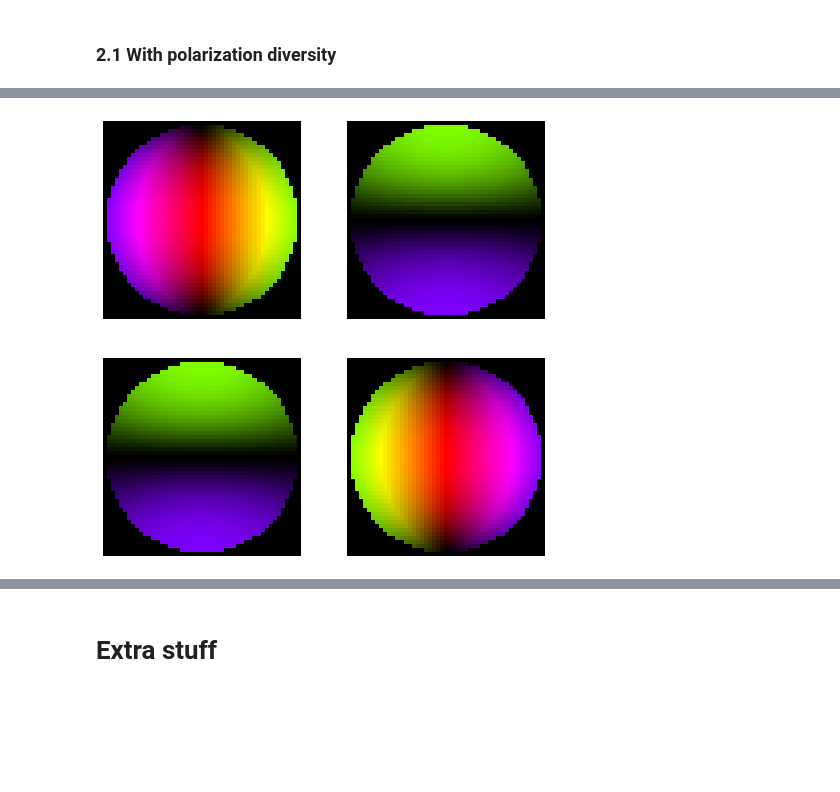
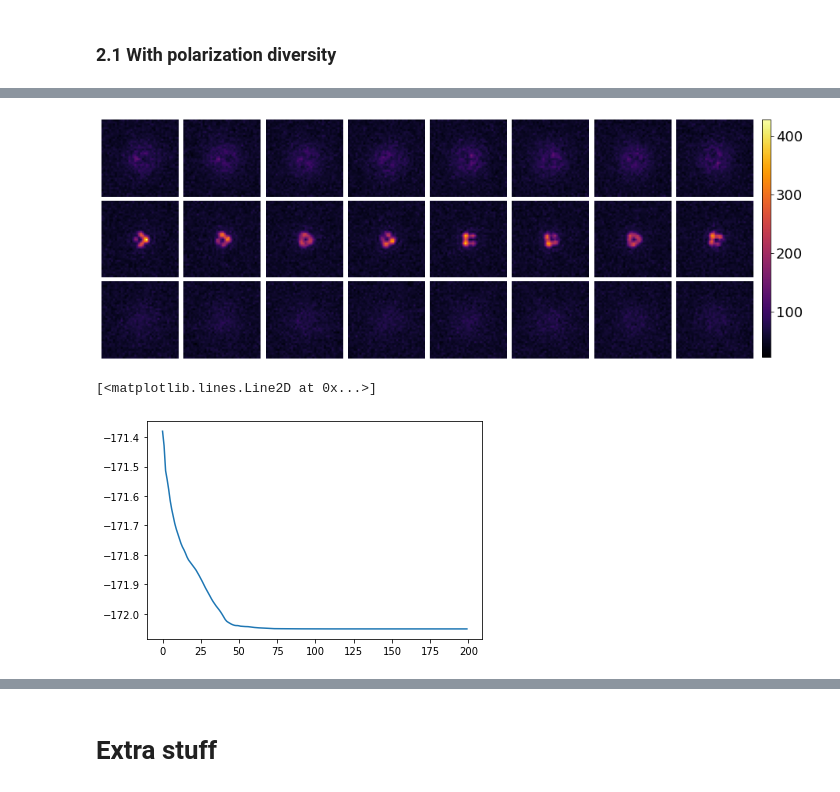
Before and after one commit to rodguti90/pyPSFstack, a Jupyter notebook: pytorch_tests.ipynb, the cells around one changed output, grey strips where cells are left out. Cells and saved outputs as stored; diff of their text form; code cells hidden in the pictures; blank space fills up the shorter version.

```diff
--- a/pytorch_tests.ipynb
+++ b/pytorch_tests.ipynb
@@ -226,17 +279,0 @@ seo.plot_pupil_field()
-# %%
-params['qplate'] = {}
-params['qplate']['q'] = 1/2
-params['seo'] = {}
-params['seo']['c'] = np.pi#1.24*np.pi
-
-src = DipoleInterfaceSource(**params['pupil'],**params['source'])
-# wdw = Qplate(**params['pupil'],**params['qplate'])
-wdw = SEO(**params['pupil'],**params['seo'])
-pupil_sequence = [src, wdw]
-zdiv = ZDiversity(**params['zdiversity'], **params['pupil'])
-qwp = PDiversity_QWP(angle_list)
-wollaston = PDiversity_LP(angle_list)
-pdiv = PDiversity_Compound([wollaston])
-# blurring = ExactBlurring(**params['blurring'],**params['pupil'])
-psfs = PSFStack(pupil_sequence, zdiversity=zdiv)
-psfs.compute_psf_stack(orientation=[0,0,1])
@@ -333,4 +280,13 @@ abe.plot_pupil_field()
-# %%
-wdw.plot_pupil_field()
-# %% [output]
-[figure, removed]
+# %%
+data_stack = psfs.model_experimental_stack(bckgd_photons=50,N_photons=10000,N_pts=40,noise=True)
+plot_zpstack(data_stack, N_p=8)
+plt.savefig(os.path.join(fig_folder,'stack.pdf'), bbox_inches='tight')
+# %% [output]
+[figure, added]
+# %%
+model, loss_evol = find_pupil(data_stack, params, lr=3e-2, n_epochs=200, loss_fn=loss_loglikelihood)
+plt.plot(loss_evol)
+# plt.gca().set_yscale('log')
+# %% [output]
+[<matplotlib.lines.Line2D at 0x...>]
+[figure, added]
```
Also changed, not shown: parts of 59 cells of this notebook.
